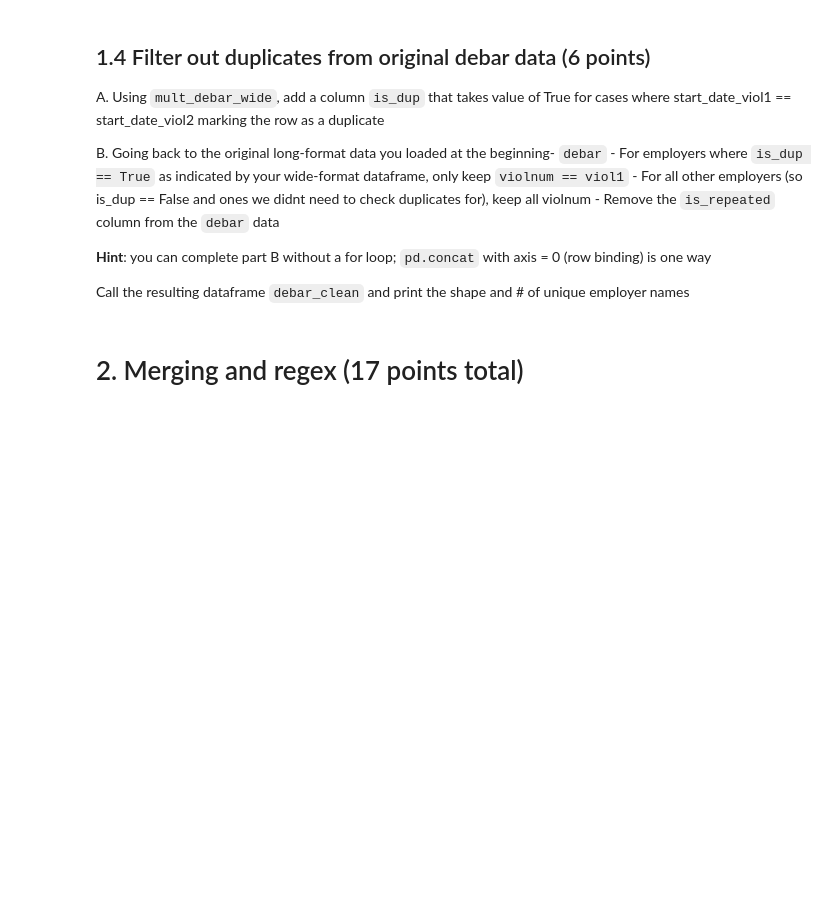
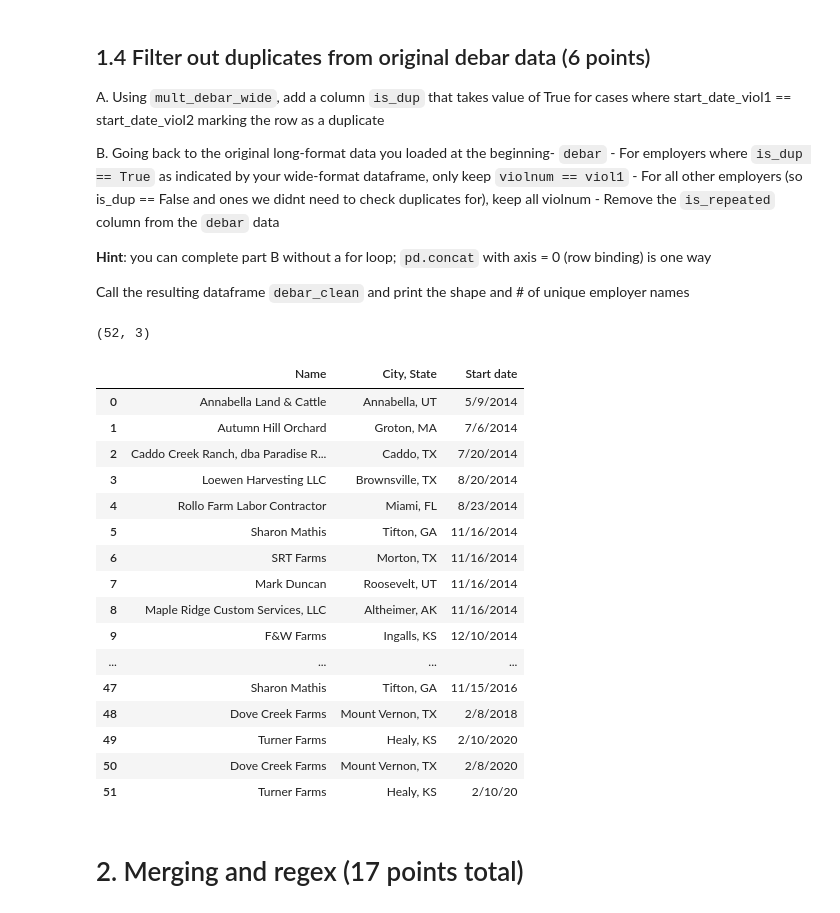
Before and after one commit to herbertfreeze/QSS20_S24, a Jupyter notebook: problemsets/pset2/pset2_blank.ipynb, the cells around one changed output. Drawn from its saved outputs; the diff is of its cells as text; code cells hidden in the pictures; blank space fills up the shorter version.

```diff
--- a/problemsets/pset2/pset2_blank.ipynb
+++ b/problemsets/pset2/pset2_blank.ipynb
@@ -101,3 +223,39 @@ Call the resulting dataframe `debar_clean` and print the shape and # of unique e
+# %%
+mult_debar_wide['is_dup'] = mult_debar_wide['start_date_viol1'] == mult_debar_wide['start_date_viol2']
+
+
+df_filtered = df[df['Name'].isin(mult_debar_wide.loc[mult_debar_wide['is_dup'], 'Name'])]
+
+
+
+df_filtered = pd.concat([df_filtered[['Name', 'City, State', 'Start date']],
+                         df_filtered[['Name', 'City, State', 'End date']].rename(columns={'End date': 'Start date'})],
+                        axis=0)
+df_filtered.reset_index(drop=True, inplace=True)
+
+
+
+df_filtered.shape
+df_filtered
+# %% [output]
+(52, 3)
+|  | Name | City, State | Start date |
+| 0 | Annabella Land & Cattle | Annabella, UT | 5/9/2014 |
+| 1 | Autumn Hill Orchard | Groton, MA | 7/6/2014 |
+| 2 | Caddo Creek Ranch, dba Paradise R... | Caddo, TX | 7/20/2014 |
+| 3 | Loewen Harvesting LLC | Brownsville, TX | 8/20/2014 |
+| 4 | Rollo Farm Labor Contractor | Miami, FL | 8/23/2014 |
+| 5 | Sharon Mathis | Tifton, GA | 11/16/2014 |
+| 6 | SRT Farms | Morton, TX | 11/16/2014 |
+| 7 | Mark Duncan | Roosevelt, UT | 11/16/2014 |
+| 8 | Maple Ridge Custom Services, LLC | Altheimer, AK | 11/16/2014 |
+| 9 | F&W Farms | Ingalls, KS | 12/10/2014 |
+| ... | ... | ... | ... |
+| 47 | Sharon Mathis | Tifton, GA | 11/15/2016 |
+| 48 | Dove Creek Farms | Mount Vernon, TX | 2/8/2018 |
+| 49 | Turner Farms | Healy, KS | 2/10/2020 |
+| 50 | Dove Creek Farms | Mount Vernon, TX | 2/8/2020 |
+| 51 | Turner Farms | Healy, KS | 2/10/20 |
 # %% [markdown]
 # 2. Merging and regex (17 points total)
 # %% [markdown]
```
Also changed, not shown: parts of 25 cells of this notebook, 6 other files.
